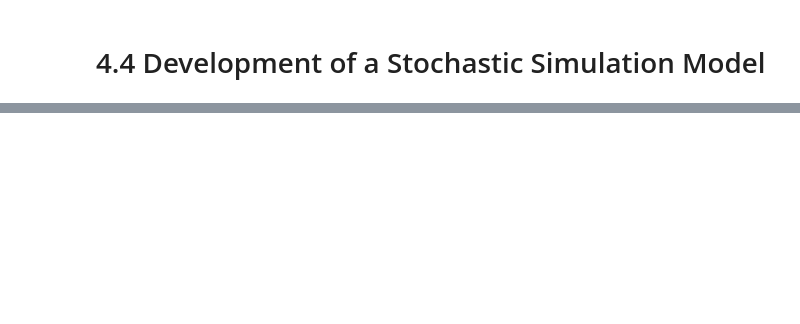
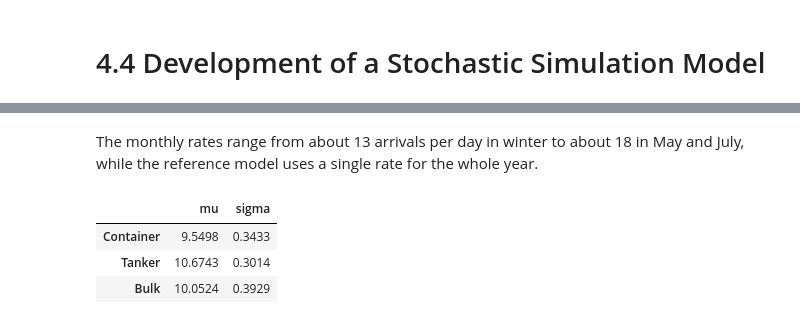
Before and after one commit to nikola300605/Stochastic_Simulation_Group_15, a Jupyter notebook: task_4_4.ipynb, the cells around one changed output, grey strips where cells are left out. Cells and saved outputs as stored; diff of their text form; code cells hidden in the pictures; blank space fills up the shorter version.

```diff
--- a/task_4_4.ipynb
+++ b/task_4_4.ipynb
@@ -78,12 +2,0 @@ import numpy as np
-# %%
-for t in ["Container", "Tanker", "Bulk"]:
-	cargo = df[df["Vessel_Type"] == t]["Cargo_tons"].values
-
-	M1 = np.mean(cargo)
-	M2 = np.mean(np.power(cargo, 2))
-
-	sigma2 = np.log(M2 / (M1 ** 2))
-	mu = np.log(M1) - (sigma2 / 2)
-	sigma = np.sqrt(sigma2)
-
-	print(f"{t}: mu = {mu:.4f}, sigma = {sigma:.4f}")
@@ -104,0 +125,16 @@ The cargo data is always greater than zero and has a "long tail" on the right si
+# %% [markdown]
+The monthly rates range from about 13 arrivals per day in winter to about 18 in May and July,
+while the reference model uses a single rate for the whole year.
+# %%
+moments_for_types = [moments(df[df['Vessel_Type'] == t]['Cargo_tons']) for t in vessel_types]
+
+lognormal_params = pd.DataFrame({
+    'mu': [np.log(fit_lognormal(mom).kwds['scale']) for mom in moments_for_types],
+    'sigma': [fit_lognormal(mom).kwds['s'] for mom in moments_for_types],
+}, index=vessel_types)
+lognormal_params.round(4)
+# %% [output]
+|  | mu | sigma |
+| Container | 9.5498 | 0.3433 |
+| Tanker | 10.6743 | 0.3014 |
+| Bulk | 10.0524 | 0.3929 |
```
Also changed, not shown: parts of 39 cells of this notebook, 7 other files.
